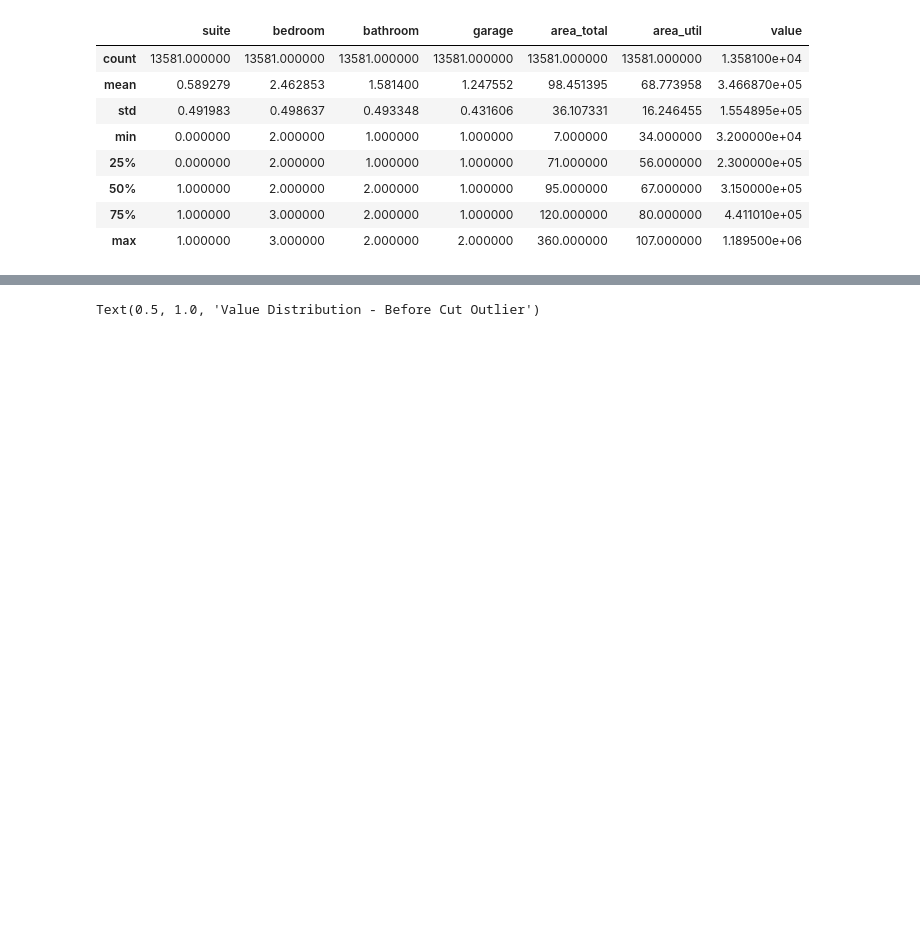
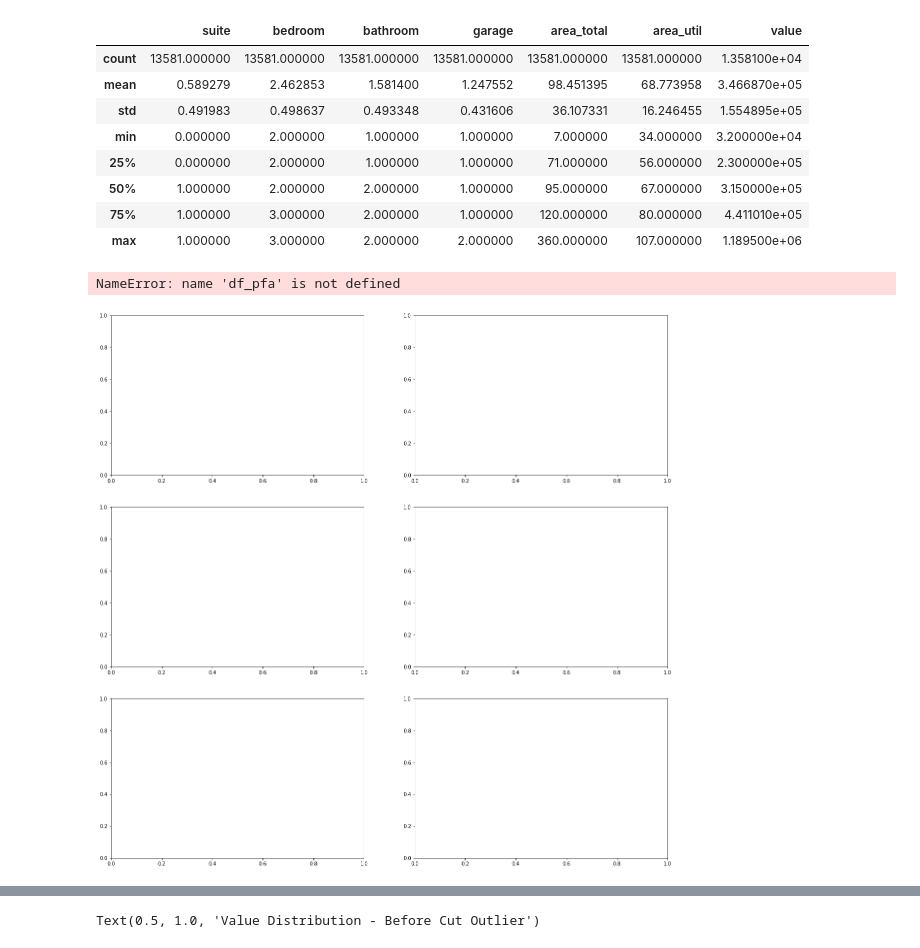
Before and after one commit to nuttheguitar/realties_datasprints, a Jupyter notebook: EDA.ipynb, the cells around one changed output, grey strips where cells are left out. Drawn from its saved outputs; the diff is of its cells as text; code cells hidden in the pictures; blank space fills up the shorter version.

```diff
--- a/EDA.ipynb
+++ b/EDA.ipynb
@@ -839,3 +838,14 @@ df_pfa.describe()
 | 50% | 1.000000 | 2.000000 | 2.000000 | 1.000000 | 95.000000 | 67.000000 | 3.150000e+05 |
 | 75% | 1.000000 | 3.000000 | 2.000000 | 1.000000 | 120.000000 | 80.000000 | 4.411010e+05 |
 | max | 1.000000 | 3.000000 | 2.000000 | 2.000000 | 360.000000 | 107.000000 | 1.189500e+06 |
+# %%
+fig, ax = plt.subplots(3,2, figsize=(20, 20))
+sns.distplot(df_pfa['suite'], fit=norm, ax=ax[0][0]).set_title("Suite Distribution")
+sns.distplot(df_pfa['bedroom'], fit=norm, ax=ax[0][1]).set_title("Bedroom Distribution")
+sns.distplot(df_pfa['bathroom'], fit=norm, ax=ax[1][0]).set_title("Bathroom Distribution")
+sns.distplot(df_pfa['garage'], fit=norm, ax=ax[1][1]).set_title("Garage Distribution")
+sns.distplot(df_pfa['area_total'], fit=norm, ax=ax[2][0]).set_title("Area Total Distribution")
+sns.distplot(df_pfa['area_util'], fit=norm, ax=ax[2][1]).set_title("Area Util Distribution")
+# %% [output]
+NameError: name 'df_pfa' is not defined
+[figure, added]
```
Also changed, not shown: parts of 33 cells of this notebook, 3 other files.
